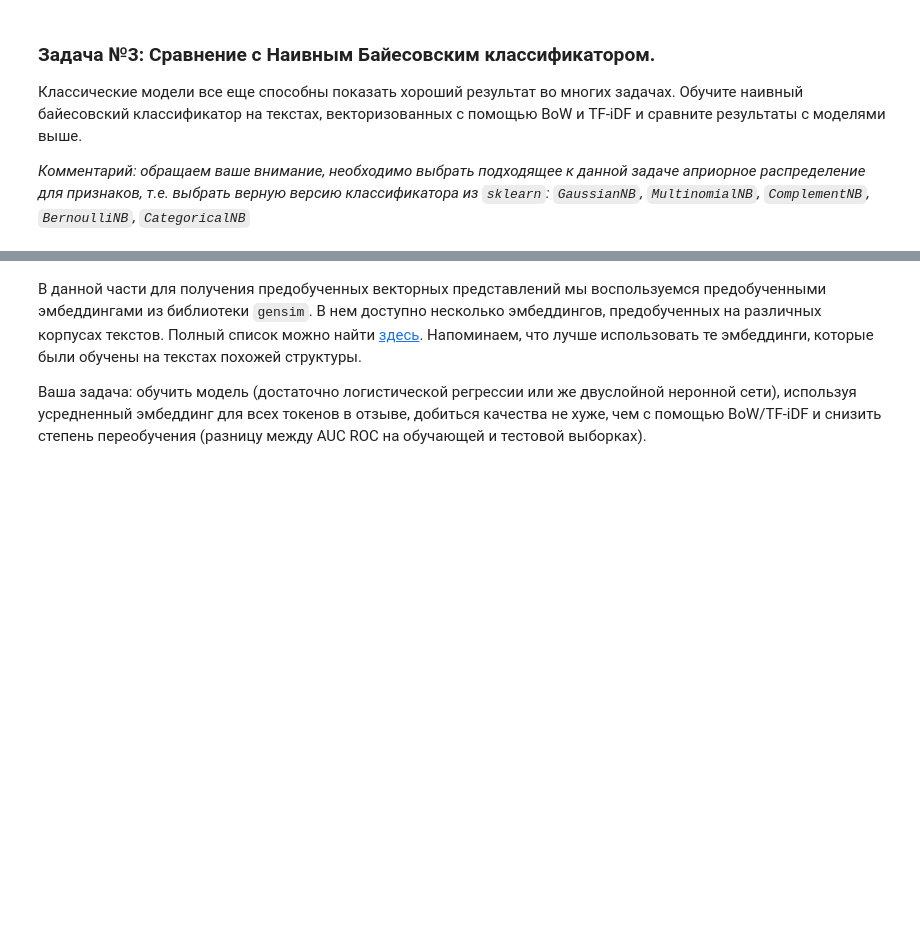
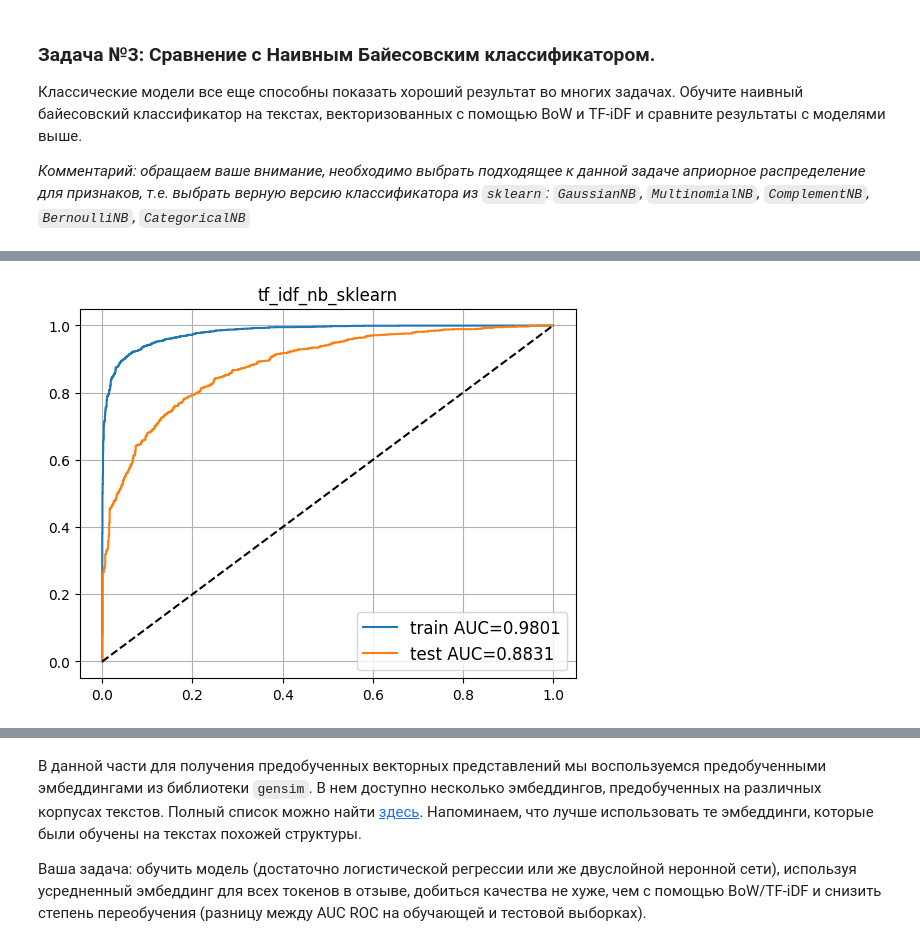
Before and after one commit to alpsenber/YandexContest_1, a Jupyter notebook: homeworks/hw04_bert_and_co/assignment_classic_text_classification.ipynb, the cells around one changed output, grey strips where cells are left out. Saved outputs shown, nothing was run; the diff lists cells and outputs as text; code cells hidden in the pictures; blank space fills up the shorter version.

```diff
--- a/homeworks/hw04_bert_and_co/assignment_classic_text_classification.ipynb
+++ b/homeworks/hw04_bert_and_co/assignment_classic_text_classification.ipynb
@@ -593,10 +596,13 @@ out_dict = visualize_and_save_results(clf_nb_bow, 'bow_nb_sklearn', X_train_bow,
 # %%
-clf_nb_tfidf = # your code here
+clf_nb_tfidf = MultinomialNB()
+clf_nb_tfidf.fit(X_train_tfidf, y_train)
 
 # do not change the code in the block below
 # __________start of block__________
 out_dict = visualize_and_save_results(clf_nb_tfidf, 'tf_idf_nb_sklearn', X_train_tfidf, X_test_tfidf, y_train, y_test, out_dict)
 # __________end of block__________
+# %% [output]
+[figure, added]
 # %%
 # do not change the code in the block below
 # __________start of block__________
```
Also changed, not shown: parts of 20 cells of this notebook.
